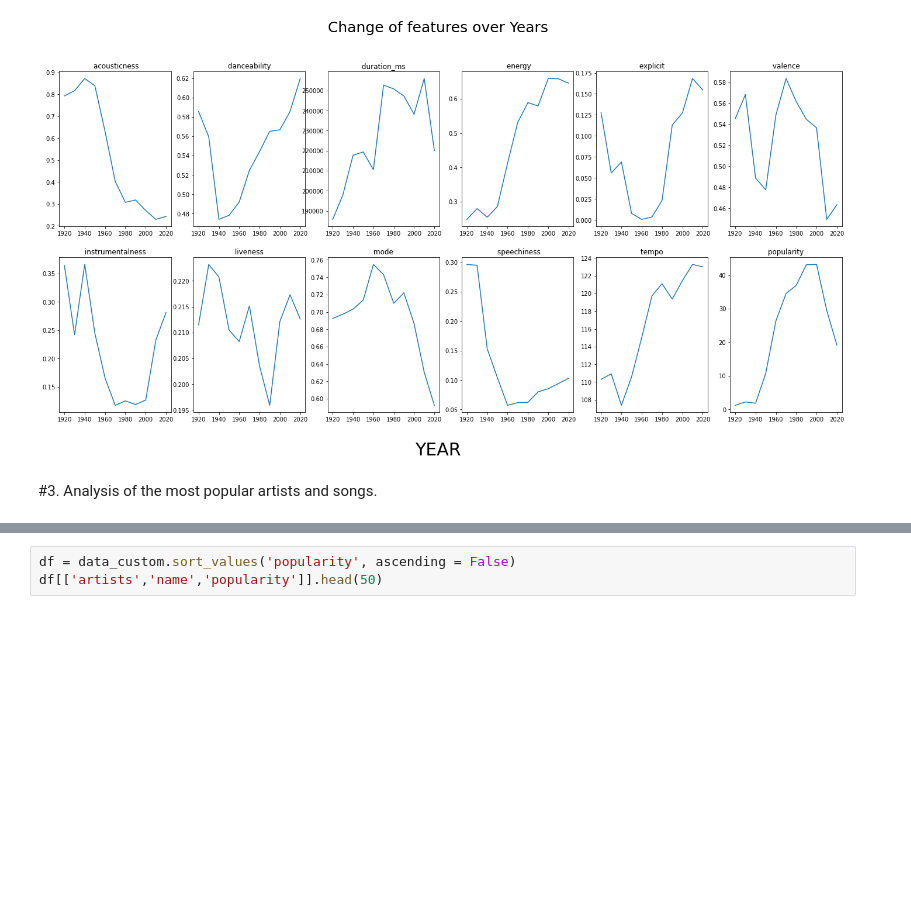
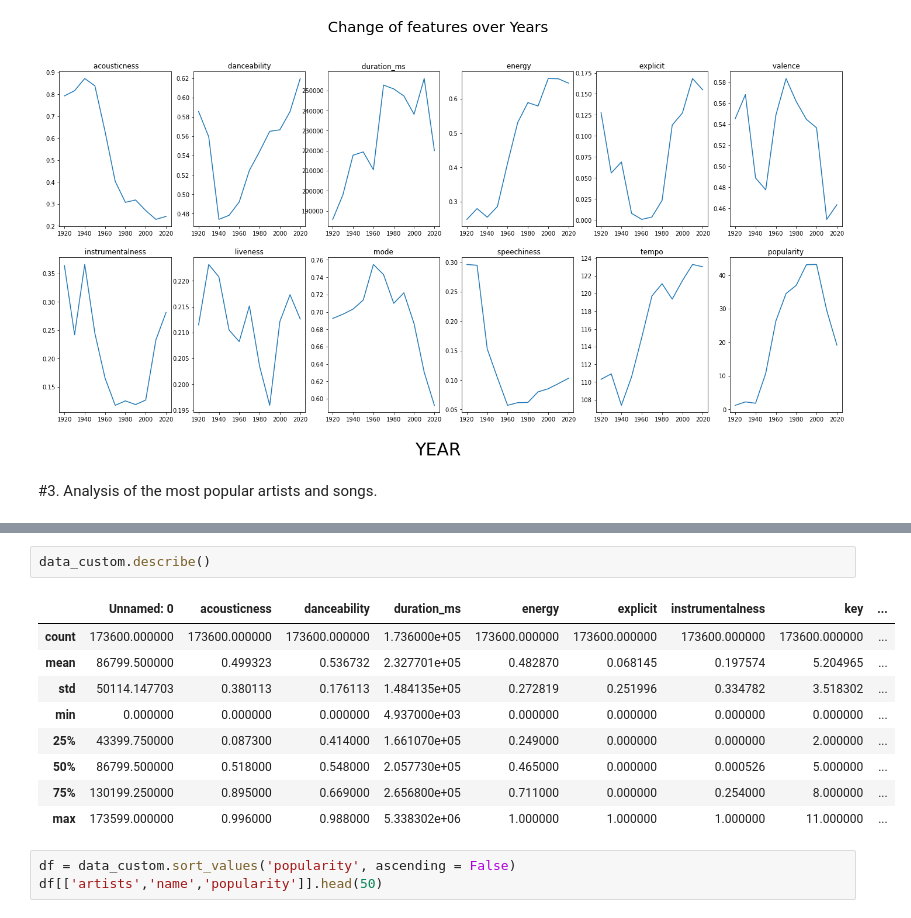
Before and after one commit to dogkansarac/CS210, a Jupyter notebook: Group_36.ipynb, the cells around one changed output, grey strips where cells are left out. Saved outputs shown, nothing was run; the diff lists cells and outputs as text; blank space fills up the shorter version.

```diff
--- a/Group_36.ipynb
+++ b/Group_36.ipynb
@@ -889,3 +1041,15 @@ dtype: float64
+# %%
+data_custom.describe()
+# %% [output]
+|  | Unnamed: 0 | acousticness | danceability | duration_ms | energy | explicit | instrumentalness | key | ... |
+| count | 173600.000000 | 173600.000000 | 173600.000000 | 1.736000e+05 | 173600.000000 | 173600.000000 | 173600.000000 | 173600.000000 | ... |
+| mean | 86799.500000 | 0.499323 | 0.536732 | 2.327701e+05 | 0.482870 | 0.068145 | 0.197574 | 5.204965 | ... |
+| std | 50114.147703 | 0.380113 | 0.176113 | 1.484135e+05 | 0.272819 | 0.251996 | 0.334782 | 3.518302 | ... |
+| min | 0.000000 | 0.000000 | 0.000000 | 4.937000e+03 | 0.000000 | 0.000000 | 0.000000 | 0.000000 | ... |
+| 25% | 43399.750000 | 0.087300 | 0.414000 | 1.661070e+05 | 0.249000 | 0.000000 | 0.000000 | 2.000000 | ... |
+| 50% | 86799.500000 | 0.518000 | 0.548000 | 2.057730e+05 | 0.465000 | 0.000000 | 0.000526 | 5.000000 | ... |
+| 75% | 130199.250000 | 0.895000 | 0.669000 | 2.656800e+05 | 0.711000 | 0.000000 | 0.254000 | 8.000000 | ... |
+| max | 173599.000000 | 0.996000 | 0.988000 | 5.338302e+06 | 1.000000 | 1.000000 | 1.000000 | 11.000000 | ... |
 # %%
 df = data_custom.sort_values('popularity', ascending = False)
 df[['artists','name','popularity']].head(50)
```
Also changed, not shown: parts of 36 cells of this notebook.
